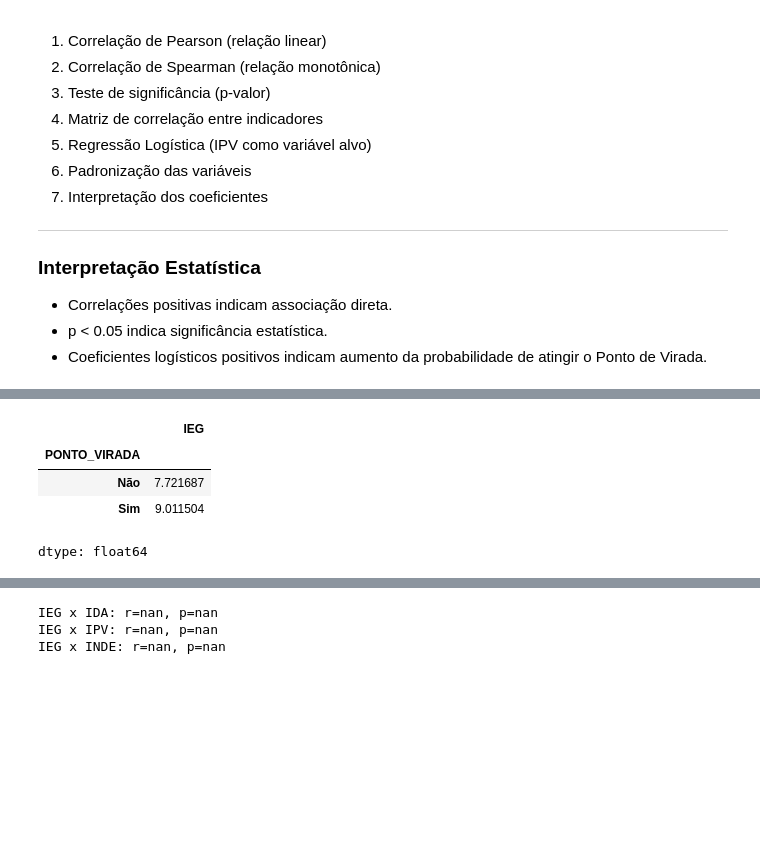
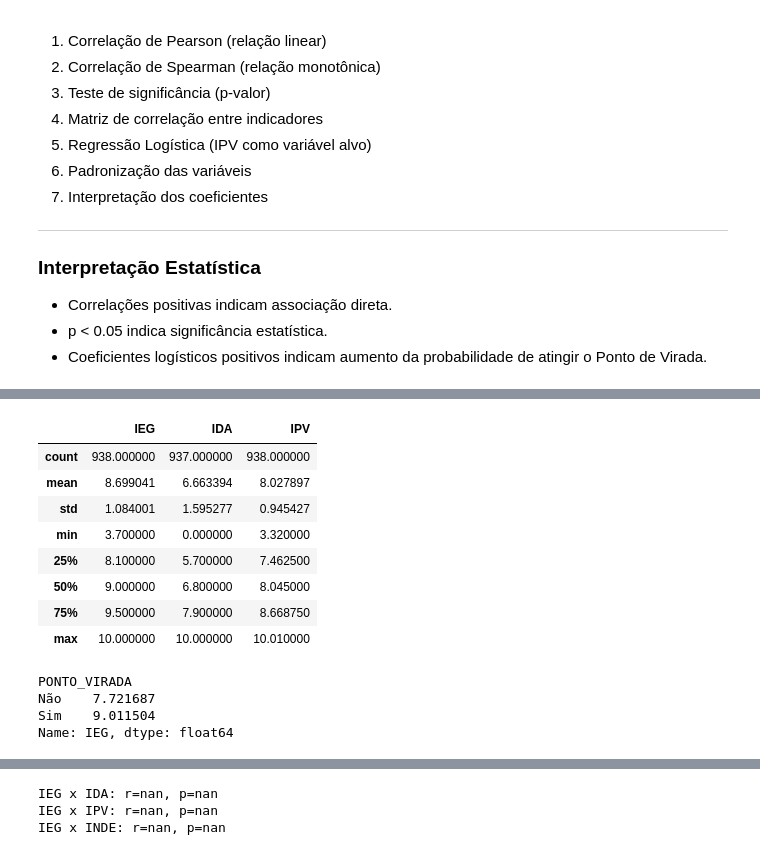
Before and after one commit to LaisStefanieDiasPereira/datathon_fase5, a Jupyter notebook: notebooks/Cópia de Datathon_V2.ipynb, the cells around one changed output, grey strips where cells are left out. Cells and saved outputs as stored; diff of their text form; code cells hidden in the pictures; blank space fills up the shorter version.

```diff
--- a/notebooks/Cópia de Datathon_V2.ipynb
+++ b/notebooks/Cópia de Datathon_V2.ipynb
@@ -61,7 +57,7 @@ from statsmodels.stats.outliers_influence import variance_inflation_factor
 # %% [markdown]
 ## 2. Carregamento e Preparação dos Dados
 # %%
-file_path = "/content/BASE DE DADOS PEDE 2024 - DATATHON (2).xlsx"
+file_path = "https://raw.githubusercontent.com/LaisStefanieDiasPereira/datathon_fase5/ff99396d7501320e7fb9c29cb3a415fa226fd2c8/data/Base%202024/BASE%20DE%20DADOS%20PEDE%202024%20-%20DATATHON%20(2).xlsx"
 
 df_2022 = pd.read_excel(file_path, sheet_name="PEDE2022")
 df_2023 = pd.read_excel(file_path, sheet_name="PEDE2023")
@@ -650,9 +739,20 @@ IEG x IPV: nan p: nan
+# %%
+df_total[df_total["ANO"] == 2023][["IEG", "IDA", "IPV"]].describe()
+# %% [output]
+|  | IEG | IDA | IPV |
+| count | 938.000000 | 937.000000 | 938.000000 |
+| mean | 8.699041 | 6.663394 | 8.027897 |
+| std | 1.084001 | 1.595277 | 0.945427 |
+| min | 3.700000 | 0.000000 | 3.320000 |
+| 25% | 8.100000 | 5.700000 | 7.462500 |
+| 50% | 9.000000 | 6.800000 | 8.045000 |
+| 75% | 9.500000 | 7.900000 | 8.668750 |
+| max | 10.000000 | 10.000000 | 10.010000 |
 # %%
 # Comparação por Ponto de Virada
 df_total.groupby("PONTO_VIRADA")["IEG"].mean()
 # %% [output]
-|  | IEG |
-| PONTO_VIRADA |  |
-| Não | 7.721687 |
-| Sim | 9.011504 |
-dtype: float64
+PONTO_VIRADA
+Não    7.721687
+Sim    9.011504
+Name: IEG, dtype: float64
```
Also changed, not shown: parts of 54 cells of this notebook.
